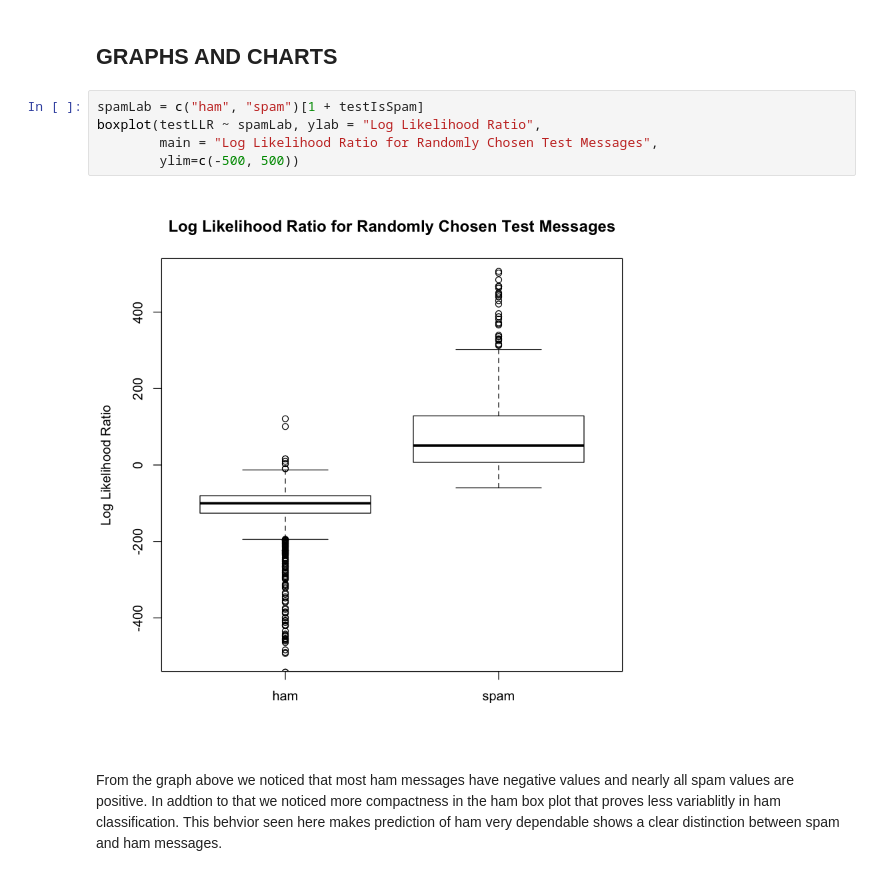
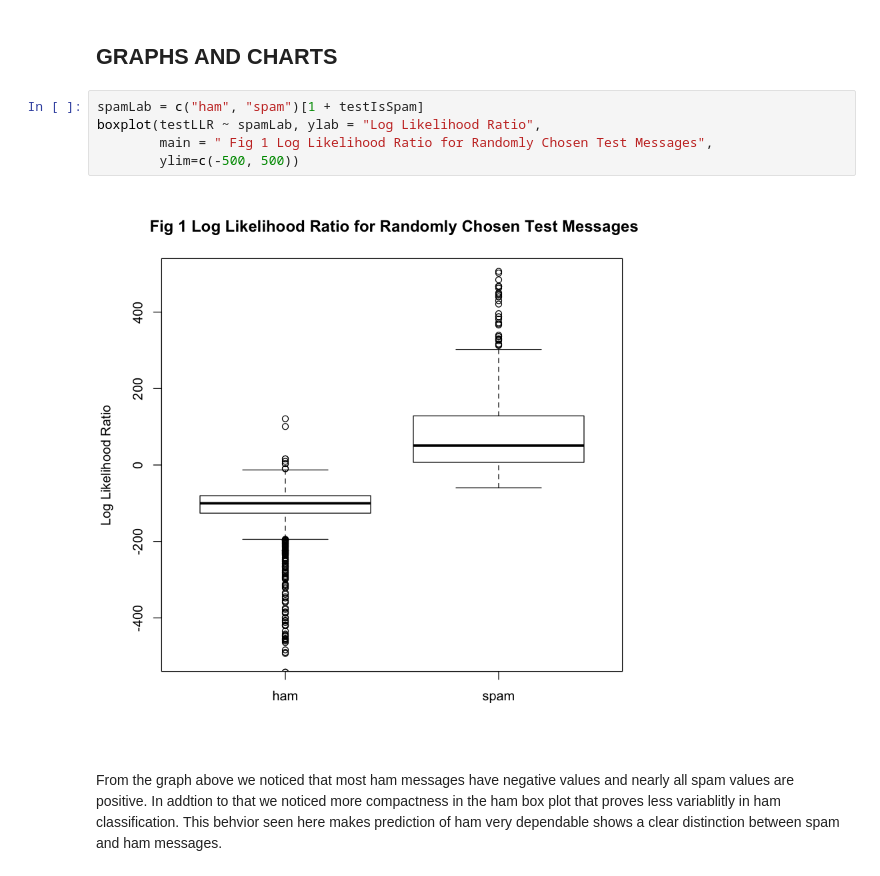
Before and after one commit to kjprice/smu-quantifying-the-world, a Jupyter notebook: CaseStudy3/Question20.ipynb, the cells around one changed output. Saved outputs shown, nothing was run; the diff lists cells and outputs as text.

```diff
--- a/CaseStudy3/Question20.ipynb
+++ b/CaseStudy3/Question20.ipynb
@@ -116,10 +118,10 @@ typeIIErrorRate(-47, testLLR, testIsSpam)
 # %%
 spamLab = c("ham", "spam")[1 + testIsSpam]
 boxplot(testLLR ~ spamLab, ylab = "Log Likelihood Ratio",
-        main = "Log Likelihood Ratio for Randomly Chosen Test Messages",
+        main = " Fig 1 Log Likelihood Ratio for Randomly Chosen Test Messages",
         ylim=c(-500, 500))
 # %% [output]
-[figure, old version]
+[figure, new version]
 # %% [markdown]
 From the graph above we noticed that most ham messages have negative values and  nearly all spam values are positive.
 In addtion to that we noticed more compactness in the ham box plot that proves less variablitly in ham classification.
```
Also changed, not shown: parts of 8 cells of this notebook.
